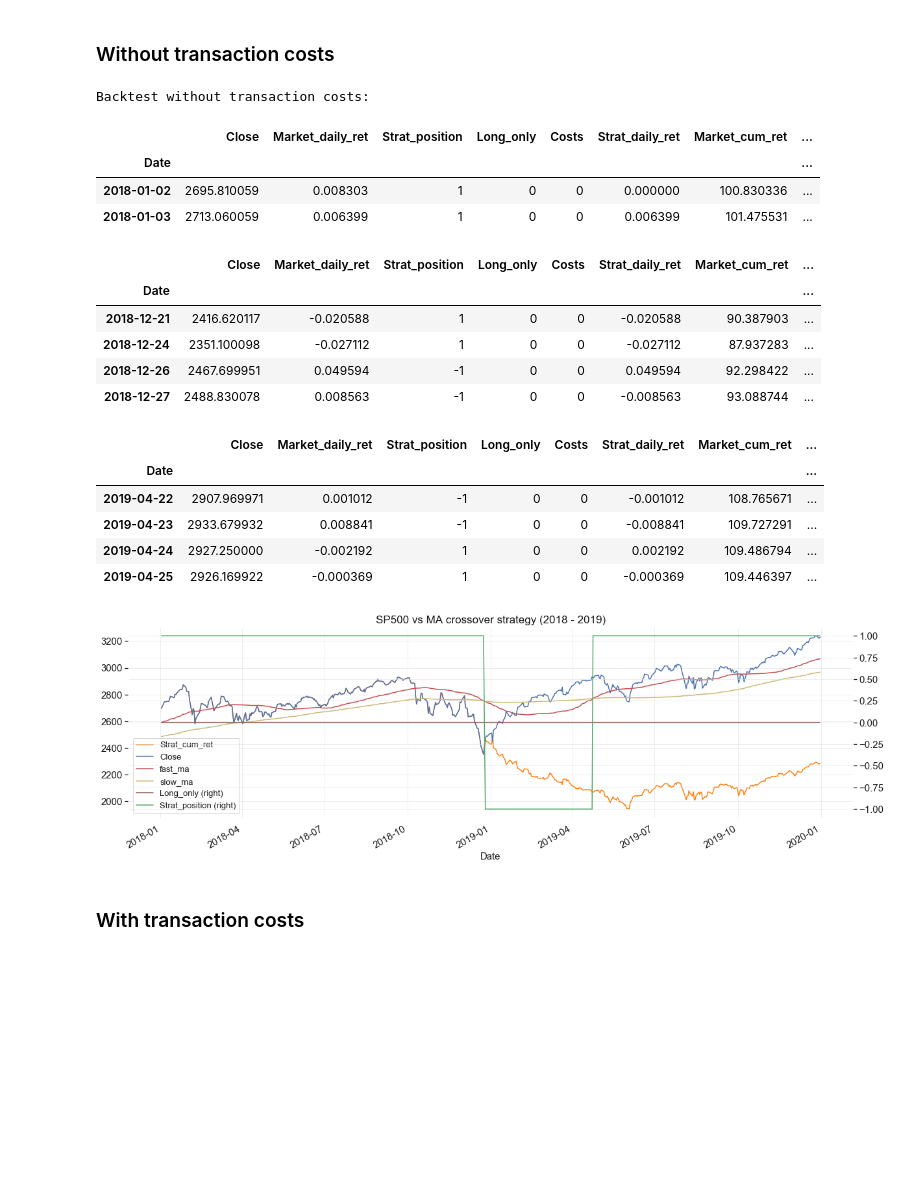
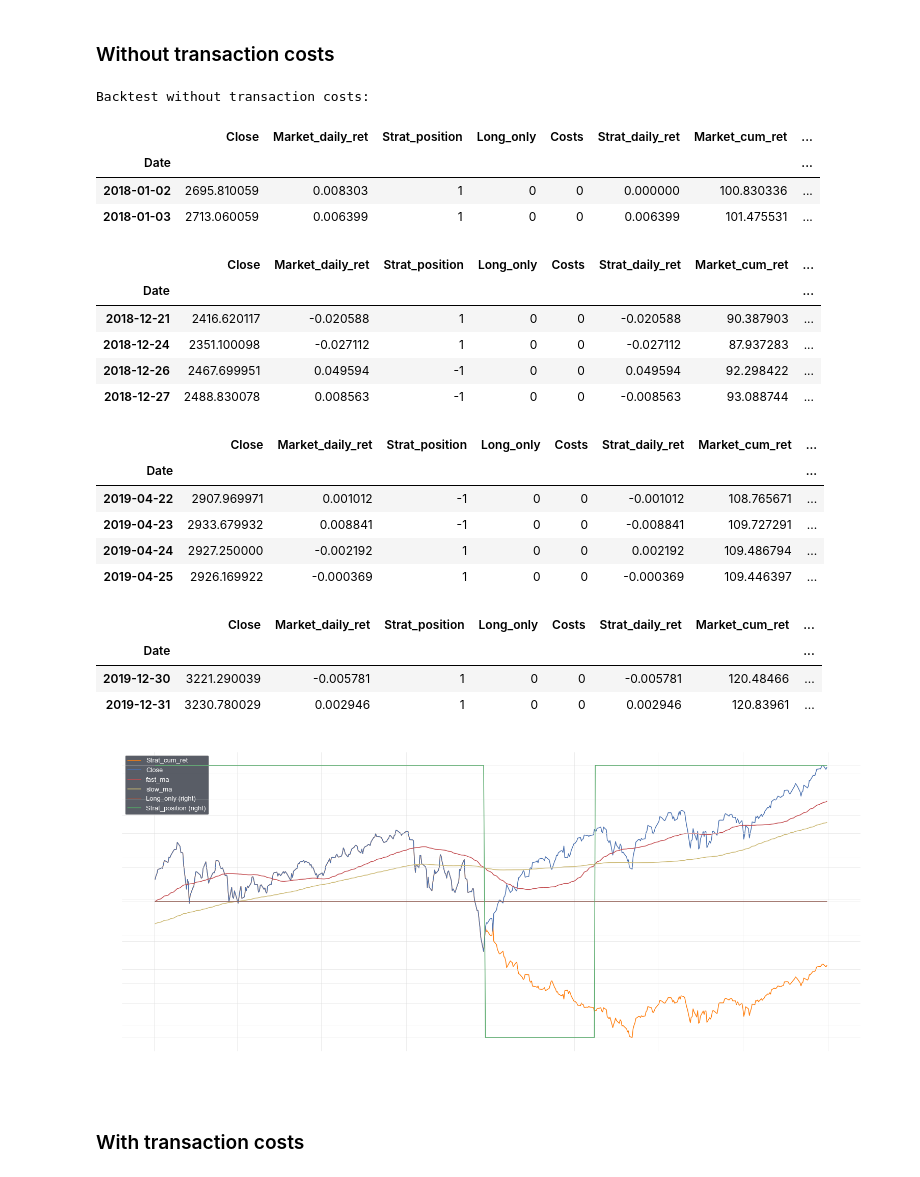
Before and after one commit to scastellanog/Walk-forward-optimization, a Jupyter notebook: Testers.ipynb, the cells around one changed output. Saved outputs shown, nothing was run; the diff lists cells and outputs as text; code cells hidden in the pictures; blank space fills up the shorter version.

```diff
--- a/Testers.ipynb
+++ b/Testers.ipynb
@@ -22,18 +26,19 @@ from datetime import datetime, timedelta
 # Settings for plot visualization
 qs.extend_pandas()
 plt.rcParams['figure.figsize'] = (20,6) # (26,12)
-plt.rcParams['text.color'] = 'k'
-plt.rcParams['legend.facecolor'] = 'w'
-plt.rcParams['xtick.color'] = 'k'
-plt.rcParams['ytick.color'] = 'k'
-plt.rcParams['axes.labelcolor'] = 'k'
 
-# plt.rcParams['text.color'] = 'w'
-# plt.rcParams['legend.facecolor'] = '#2f3540'
-# plt.rcParams['xtick.color'] = 'w'
-# plt.rcParams['ytick.color'] = 'w'
-# plt.rcParams['axes.labelcolor'] = 'w'
+for_github = False
+if for_github:
+    color = 'k' # Color for GitHub
+    plt.rcParams['legend.facecolor'] = 'w'# Color for GitHub
+else:
+    color = 'w' # Color for me
+    plt.rcParams['legend.facecolor'] = '#2f3540' # Color for me
 
+plt.rcParams['text.color'] = color
+plt.rcParams['xtick.color'] = color
+plt.rcParams['ytick.color'] = color
+plt.rcParams['axes.labelcolor'] = color
 
 SMALL_SIZE = 13
 MEDIUM_SIZE = 15
@@ -59,18 +64,19 @@ ini_equity = 100
 commision = 2/130000 + 12.5/130000 #0.000111538462 # 0.001 = 0.1% of the daily return
 # %%
 full_df = get_sp500_data(from_local_file=True, save_to_file=False)
+full_df = full_df[['Open', 'Close']]
 
 date_fmt = '%Y-%m-%d'
-from_date = '1970-01-01'
+from_date = '1950-01-01'
 to_date = '2020-12-31'
 
 first_day = datetime.strptime('2018-01-01', date_fmt)
 last_day = datetime.strptime('2019-12-31', date_fmt)
 
-data = full_df.loc[from_date:to_date, ['Open', 'Close']].copy()
+data = full_df.loc[from_date:to_date].copy()
 data['Market_daily_ret'] = data['Close'].pct_change().fillna((data['Close']-data['Open'])/data['Open'])
 
-data = data.drop(['Open'], axis=1)
+data = data[['Close', 'Open', 'Market_daily_ret']]
 
 data.shape
 data.head()
@@ -105,30 +113,35 @@ df[['Close', 'fast_ma', 'slow_ma']].plot(title="SP500 with MAs of 75-200 (2018-2
 # %%
 df = data.loc[first_day:last_day].copy()
 print("Backtest without transaction costs: ")
 _, _, _ = backtest_ma_strat(df, fast_ma=75, slow_ma=200, last_position=0, commision=0)
 show_plot(df, start=first_day, end=last_day, norm=False, benchmark=True, position=True, fast_ma=75, slow_ma=200)
 
 df.head(2)
 df.loc['2018-12-21':'2018-12-27']
 df.loc['2019-04-22':'2019-04-25']
+df.tail(2)
 # %% [output]
 Backtest without transaction costs:
 |  | Close | Market_daily_ret | Strat_position | Long_only | Costs | Strat_daily_ret | Market_cum_ret | ... |
 | Date |  |  |  |  |  |  |  | ... |
 | 2018-01-02 | 2695.810059 | 0.008303 | 1 | 0 | 0 | 0.000000 | 100.830336 | ... |
 | 2018-01-03 | 2713.060059 | 0.006399 | 1 | 0 | 0 | 0.006399 | 101.475531 | ... |
 |  | Close | Market_daily_ret | Strat_position | Long_only | Costs | Strat_daily_ret | Market_cum_ret | ... |
 | Date |  |  |  |  |  |  |  | ... |
 | 2018-12-21 | 2416.620117 | -0.020588 | 1 | 0 | 0 | -0.020588 | 90.387903 | ... |
 | 2018-12-24 | 2351.100098 | -0.027112 | 1 | 0 | 0 | -0.027112 | 87.937283 | ... |
 | 2018-12-26 | 2467.699951 | 0.049594 | -1 | 0 | 0 | 0.049594 | 92.298422 | ... |
 | 2018-12-27 | 2488.830078 | 0.008563 | -1 | 0 | 0 | -0.008563 | 93.088744 | ... |
 |  | Close | Market_daily_ret | Strat_position | Long_only | Costs | Strat_daily_ret | Market_cum_ret | ... |
 | Date |  |  |  |  |  |  |  | ... |
 | 2019-04-22 | 2907.969971 | 0.001012 | -1 | 0 | 0 | -0.001012 | 108.765671 | ... |
 | 2019-04-23 | 2933.679932 | 0.008841 | -1 | 0 | 0 | -0.008841 | 109.727291 | ... |
 | 2019-04-24 | 2927.250000 | -0.002192 | 1 | 0 | 0 | 0.002192 | 109.486794 | ... |
 | 2019-04-25 | 2926.169922 | -0.000369 | 1 | 0 | 0 | -0.000369 | 109.446397 | ... |
+|  | Close | Market_daily_ret | Strat_position | Long_only | Costs | Strat_daily_ret | Market_cum_ret | ... |
+| Date |  |  |  |  |  |  |  | ... |
+| 2019-12-30 | 3221.290039 | -0.005781 | 1 | 0 | 0 | -0.005781 | 120.48466 | ... |
+| 2019-12-31 | 3230.780029 | 0.002946 | 1 | 0 | 0 | 0.002946 | 120.83961 | ... |
-[figure, old version]
+[figure, new version]
 # %% [markdown]
 ### With transaction costs
```
Also changed, not shown: parts of 25 cells of this notebook, 27 other files.
